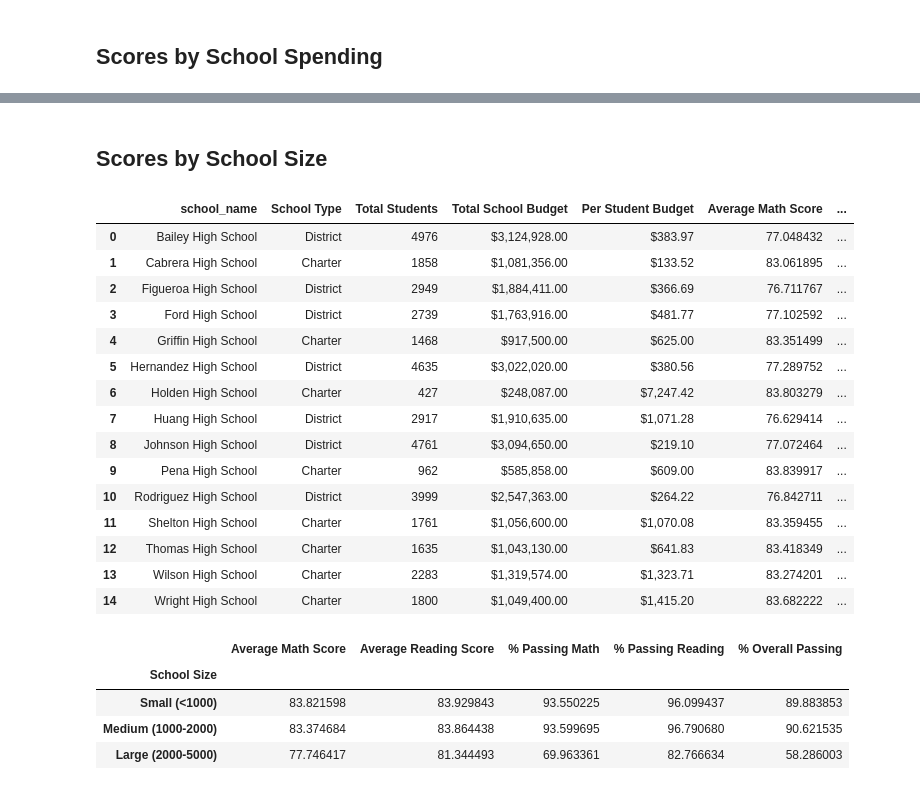
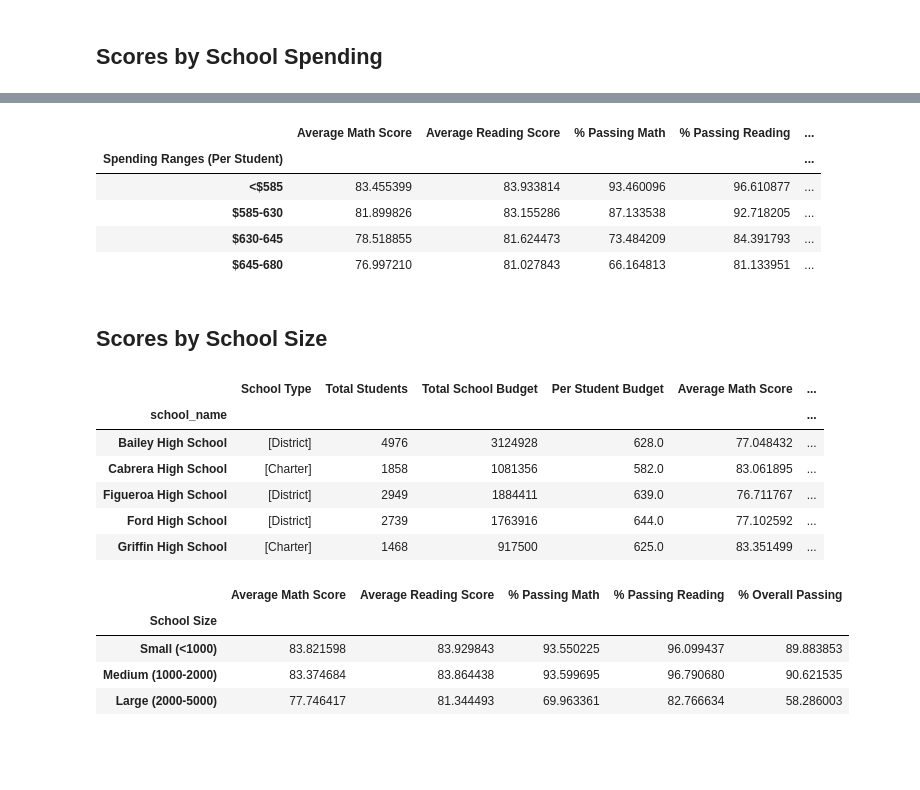
Before and after one commit to sdloomer/Module-4-Pandas-Challenge, a Jupyter notebook: PyCitySchools/PyCitySchools_starter.ipynb, the cells around one changed output, grey strips where cells are left out. Drawn from its saved outputs; the diff is of its cells as text; code cells hidden in the pictures; blank space fills up the shorter version.

```diff
--- a/PyCitySchools/PyCitySchools_starter.ipynb
+++ b/PyCitySchools/PyCitySchools_starter.ipynb
@@ -254,10 +279,14 @@ Wright High School                      1680
 # %%
 # Calculate the number of students per school with reading scores of 70 or higher
 students_passing_reading = school_data_complete[(school_data_complete["reading_score"] >= 70)]
+school_students_passing_reading = students_passing_reading.groupby(["school_name"])["reading_score"].size()
+school_students_passing_reading
 
-school_students_passing_reading = students_passing_reading.groupby(["school_name"]).size()
-school_students_passing_reading_groupby = pd.Series(school_students_passing_reading, name = 'Students Passing Reading')
-school_students_passing_reading_df = pd.DataFrame(school_students_passing_reading_groupby)
+#students_passing_reading = school_data_complete[(school_data_complete["reading_score"] >= 70)]
 
-print(school_students_passing_reading_df)
+# school_students_passing_reading = students_passing_reading.groupby(["school_name"]).size()
+# school_students_passing_reading_groupby = pd.Series(school_students_passing_reading, name = 'Students Passing Reading')
+# school_students_passing_reading_df = pd.DataFrame(school_students_passing_reading_groupby)
+
+# print(school_students_passing_reading_df)
 # %% [output]
@@ -281,11 +310,8 @@ Wright High School                         1739
 # %%
 # Use the provided code to calculate the number of students per school that passed both math and reading with scores of 70 or higher
-students_passing_math_and_reading = school_data_complete[(school_data_complete["reading_score"] >= 70) &
-                                                         (school_data_complete["math_score"] >= 70)]
+students_passing_math_and_reading = school_data_complete[
+    (school_data_complete["reading_score"] >= 70) & (school_data_complete["math_score"] >= 70)]
+school_students_passing_math_and_reading = students_passing_math_and_reading.groupby(["school_name"]).size()
 
-school_students_passing_math_and_reading = students_passing_math_and_reading.groupby(["school_name"]).size()
-school_students_passing_math_and_reading_groupby = pd.Series(school_students_passing_math_and_reading, name = 'Students Passing Math & Reading')
-school_students_passing_math_and_reading_df = pd.DataFrame(school_students_passing_math_and_reading_groupby)
-
-print(school_students_passing_math_and_reading_df)
+pd.Series(school_students_passing_math_and_reading, name = "Passed Both")
 # %% [output]
@@ -343,17 +376,14 @@ print(overall_passing_rate)
 # %%
 # Create a DataFrame called `per_school_summary` with columns for the calculations above.
-per_school_summary = school_types_sorted.merge(per_school_counts_sorted, how='inner', on='school_name').merge(per_school_budget_sorted, how='inner', on='school_name').merge(per_school_capita_sorted, how='inner', on='school_name').merge(per_school_math_df, how='inner', on='school_name').merge(per_school_reading_df, how='inner', on='school_name')
-per_school_summary_complete = pd.concat([per_school_summary, per_school_passing_math, per_school_passing_reading, overall_passing_rate], axis=1, join='inner')
-per_school_summary_complete
+per_school_summary_rough = pd.concat([school_types, per_school_counts, per_school_budget, per_school_capita, per_school_math, per_school_reading, per_school_passing_math, per_school_passing_reading, overall_passing_rate], axis=1)
 
-# Rename Columns
-per_school_summary_rename = per_school_summary_complete.rename(columns={'Type':'School Type','Total Budget':'Total School Budget','Per Capita Spending':'Per Student Budget','Students Passing Math':'% Passing Math','Students Passing Reading':'% Passing Reading','Students Passing Math & Reading':'% Overall Passing'})
+# # Rename Columns
+per_school_summary = per_school_summary_rough.rename(columns={'type':'School Type', 'size':'Total Students', 'budget':'Total School Budget', 0:'Per Student Budget', 'math_score':'Average Math Score','reading_score':'Average Reading Score', 1:'% Passing Math', 2:'% Passing Reading', 3:'% Overall Passing'})
 
 # Formatting
-per_school_summary_rename["Total School Budget"] = per_school_summary_rename["Total School Budget"].map("${:,.2f}".format)
-per_school_summary_rename["Per Student Budget"] = per_school_summary_rename["Per Student Budget"].map("${:,.2f}".format)
+# per_school_summary["Total School Budget"] = per_school_summary["Total School Budget"].map("${:,.2f}".format)
+# per_school_summary["Per Student Budget"] = per_school_summary["Per Student Budget"].map("${:,.2f}".format)
 
 # Display the DataFrame
-per_school_summary_rename.set_index('school_name')
-per_school_summary_rename
+per_school_summary
 # %% [output]
@@ -532,3 +577,16 @@ spending_summary
+# %%
+# Assemble into DataFrame
+spending_summary = pd.merge(spending_math_scores,spending_reading_scores,on = ["Spending Ranges (Per Student)"],how = "outer").merge(spending_passing_math,on = ["Spending Ranges (Per Student)"],how = "outer").merge(spending_passing_reading,on = ["Spending Ranges (Per Student)"],how = "outer").merge(overall_passing_spending,on = ["Spending Ranges (Per Student)"],how = "outer")
+
+# Display results
+spending_summary
+# %% [output]
+|  | Average Math Score | Average Reading Score | % Passing Math | % Passing Reading | ... |
+| Spending Ranges (Per Student) |  |  |  |  | ... |
+| <$585 | 83.455399 | 83.933814 | 93.460096 | 96.610877 | ... |
+| $585-630 | 81.899826 | 83.155286 | 87.133538 | 92.718205 | ... |
+| $630-645 | 78.518855 | 81.624473 | 73.484209 | 84.391793 | ... |
+| $645-680 | 76.997210 | 81.027843 | 66.164813 | 81.133951 | ... |
 # %% [markdown]
 ## Scores by School Size
 # %%
@@ -538,22 +596,13 @@ labels = ["Small (<1000)", "Medium (1000-2000)", "Large (2000-5000)"]
 # %%
 # Categorize the spending based on the bins
 # Use `pd.cut` on the "Total Students" column of the `per_school_summary` DataFrame.
-per_school_summary_rename["School Size"] = pd.cut(per_school_summary_rename["Total Students"], size_bins, labels=labels)
-per_school_summary_rename
+per_school_summary["School Size"] = pd.cut(per_school_summary["Total Students"], size_bins, labels=labels)
+per_school_summary.head()
 # %% [output]
-|  | school_name | School Type | Total Students | Total School Budget | Per Student Budget | Average Math Score | ... |
-| 0 | Bailey High School | District | 4976 | $3,124,928.00 | $383.97 | 77.048432 | ... |
-| 1 | Cabrera High School | Charter | 1858 | $1,081,356.00 | $133.52 | 83.061895 | ... |
-| 2 | Figueroa High School | District | 2949 | $1,884,411.00 | $366.69 | 76.711767 | ... |
-| 3 | Ford High School | District | 2739 | $1,763,916.00 | $481.77 | 77.102592 | ... |
-| 4 | Griffin High School | Charter | 1468 | $917,500.00 | $625.00 | 83.351499 | ... |
-| 5 | Hernandez High School | District | 4635 | $3,022,020.00 | $380.56 | 77.289752 | ... |
-| 6 | Holden High School | Charter | 427 | $248,087.00 | $7,247.42 | 83.803279 | ... |
-| 7 | Huang High School | District | 2917 | $1,910,635.00 | $1,071.28 | 76.629414 | ... |
-| 8 | Johnson High School | District | 4761 | $3,094,650.00 | $219.10 | 77.072464 | ... |
-| 9 | Pena High School | Charter | 962 | $585,858.00 | $609.00 | 83.839917 | ... |
-| 10 | Rodriguez High School | District | 3999 | $2,547,363.00 | $264.22 | 76.842711 | ... |
-| 11 | Shelton High School | Charter | 1761 | $1,056,600.00 | $1,070.08 | 83.359455 | ... |
-| 12 | Thomas High School | Charter | 1635 | $1,043,130.00 | $641.83 | 83.418349 | ... |
-| 13 | Wilson High School | Charter | 2283 | $1,319,574.00 | $1,323.71 | 83.274201 | ... |
-| 14 | Wright High School | Charter | 1800 | $1,049,400.00 | $1,415.20 | 83.682222 | ... |
+|  | School Type | Total Students | Total School Budget | Per Student Budget | Average Math Score | ... |
+| school_name |  |  |  |  |  | ... |
+| Bailey High School | [District] | 4976 | 3124928 | 628.0 | 77.048432 | ... |
+| Cabrera High School | [Charter] | 1858 | 1081356 | 582.0 | 83.061895 | ... |
+| Figueroa High School | [District] | 2949 | 1884411 | 639.0 | 76.711767 | ... |
+| Ford High School | [District] | 2739 | 1763916 | 644.0 | 77.102592 | ... |
+| Griffin High School | [Charter] | 1468 | 917500 | 625.0 | 83.351499 | ... |
```
Also changed, not shown: parts of 23 cells of this notebook.
